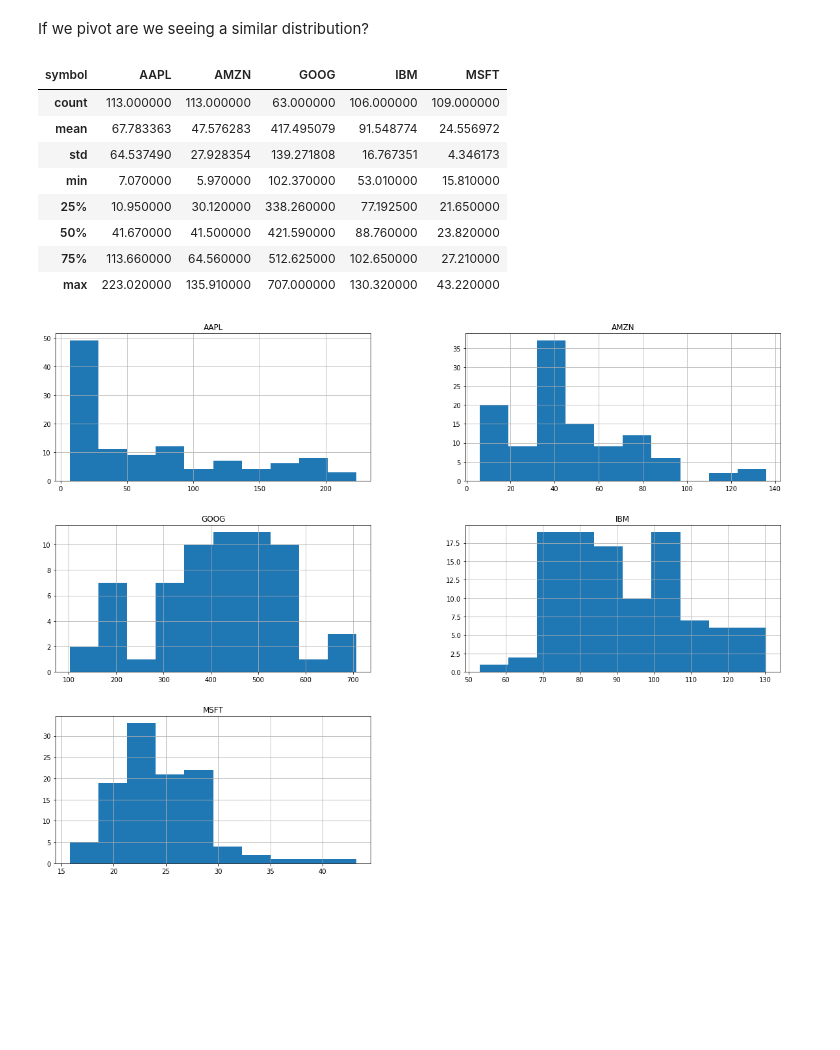
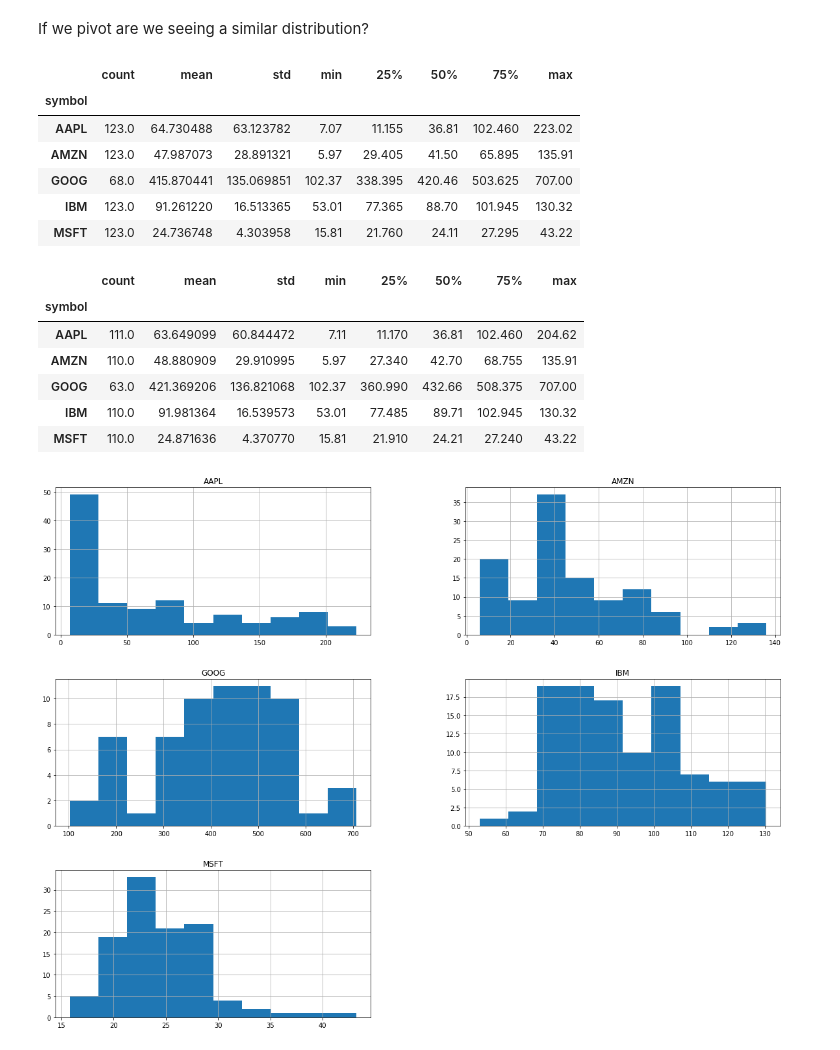
Before and after one commit to tifabi/100DaysOfMLCode, a Jupyter notebook: Splitting Data/Splitting_Data.ipynb, the cells around one changed output. Cells and saved outputs as stored; diff of their text form; code cells hidden in the pictures; blank space fills up the shorter version.

```diff
--- a/Splitting Data/Splitting_Data.ipynb
+++ b/Splitting Data/Splitting_Data.ipynb
@@ -136,18 +136,26 @@ train.head()
 If we pivot are we seeing a similar distribution?
 # %%
 trainPiv = train.pivot(index='date', columns='symbol', values='price')
+# %%
+stockPiv.describe().transpose()
+# %% [output]
+|  | count | mean | std | min | 25% | 50% | 75% | max |
+| symbol |  |  |  |  |  |  |  |  |
+| AAPL | 123.0 | 64.730488 | 63.123782 | 7.07 | 11.155 | 36.81 | 102.460 | 223.02 |
+| AMZN | 123.0 | 47.987073 | 28.891321 | 5.97 | 29.405 | 41.50 | 65.895 | 135.91 |
+| GOOG | 68.0 | 415.870441 | 135.069851 | 102.37 | 338.395 | 420.46 | 503.625 | 707.00 |
+| IBM | 123.0 | 91.261220 | 16.513365 | 53.01 | 77.365 | 88.70 | 101.945 | 130.32 |
+| MSFT | 123.0 | 24.736748 | 4.303958 | 15.81 | 21.760 | 24.11 | 27.295 | 43.22 |
 # %%
-trainPiv.describe()
+trainPiv.describe().transpose()
 # %% [output]
-| symbol | AAPL | AMZN | GOOG | IBM | MSFT |
-| count | 113.000000 | 113.000000 | 63.000000 | 106.000000 | 109.000000 |
-| mean | 67.783363 | 47.576283 | 417.495079 | 91.548774 | 24.556972 |
-| std | 64.537490 | 27.928354 | 139.271808 | 16.767351 | 4.346173 |
-| min | 7.070000 | 5.970000 | 102.370000 | 53.010000 | 15.810000 |
-| 25% | 10.950000 | 30.120000 | 338.260000 | 77.192500 | 21.650000 |
-| 50% | 41.670000 | 41.500000 | 421.590000 | 88.760000 | 23.820000 |
-| 75% | 113.660000 | 64.560000 | 512.625000 | 102.650000 | 27.210000 |
-| max | 223.020000 | 135.910000 | 707.000000 | 130.320000 | 43.220000 |
+|  | count | mean | std | min | 25% | 50% | 75% | max |
+| symbol |  |  |  |  |  |  |  |  |
+| AAPL | 111.0 | 63.649099 | 60.844472 | 7.11 | 11.170 | 36.81 | 102.460 | 204.62 |
+| AMZN | 110.0 | 48.880909 | 29.910995 | 5.97 | 27.340 | 42.70 | 68.755 | 135.91 |
+| GOOG | 63.0 | 421.369206 | 136.821068 | 102.37 | 360.990 | 432.66 | 508.375 | 707.00 |
+| IBM | 110.0 | 91.981364 | 16.539573 | 53.01 | 77.485 | 89.71 | 102.945 | 130.32 |
+| MSFT | 110.0 | 24.871636 | 4.370770 | 15.81 | 21.910 | 24.21 | 27.240 | 43.22 |
 # %%
 trainPiv.hist(figsize=(20,15))
 plt.show()
```
Also changed, not shown: parts of 8 cells of this notebook.
